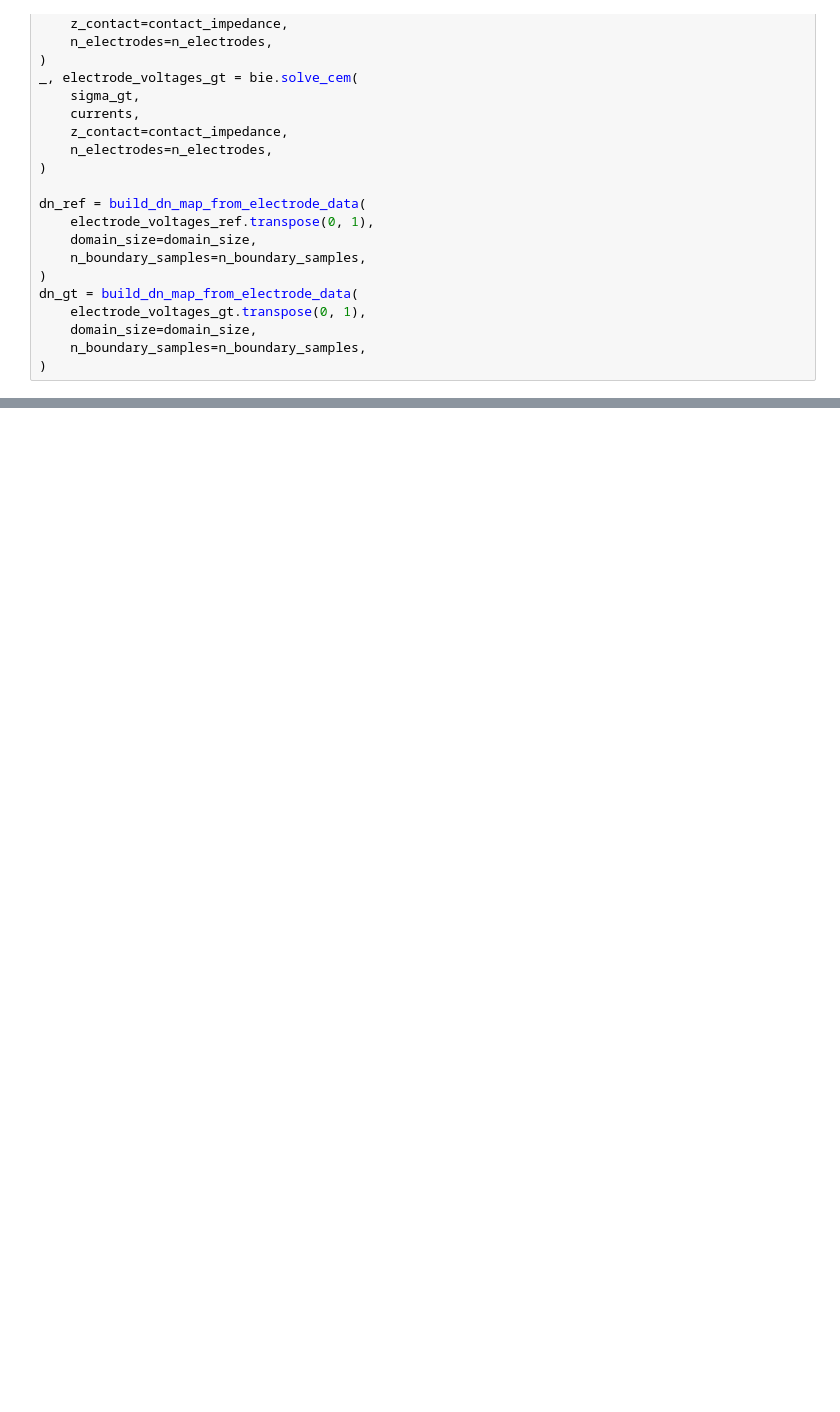
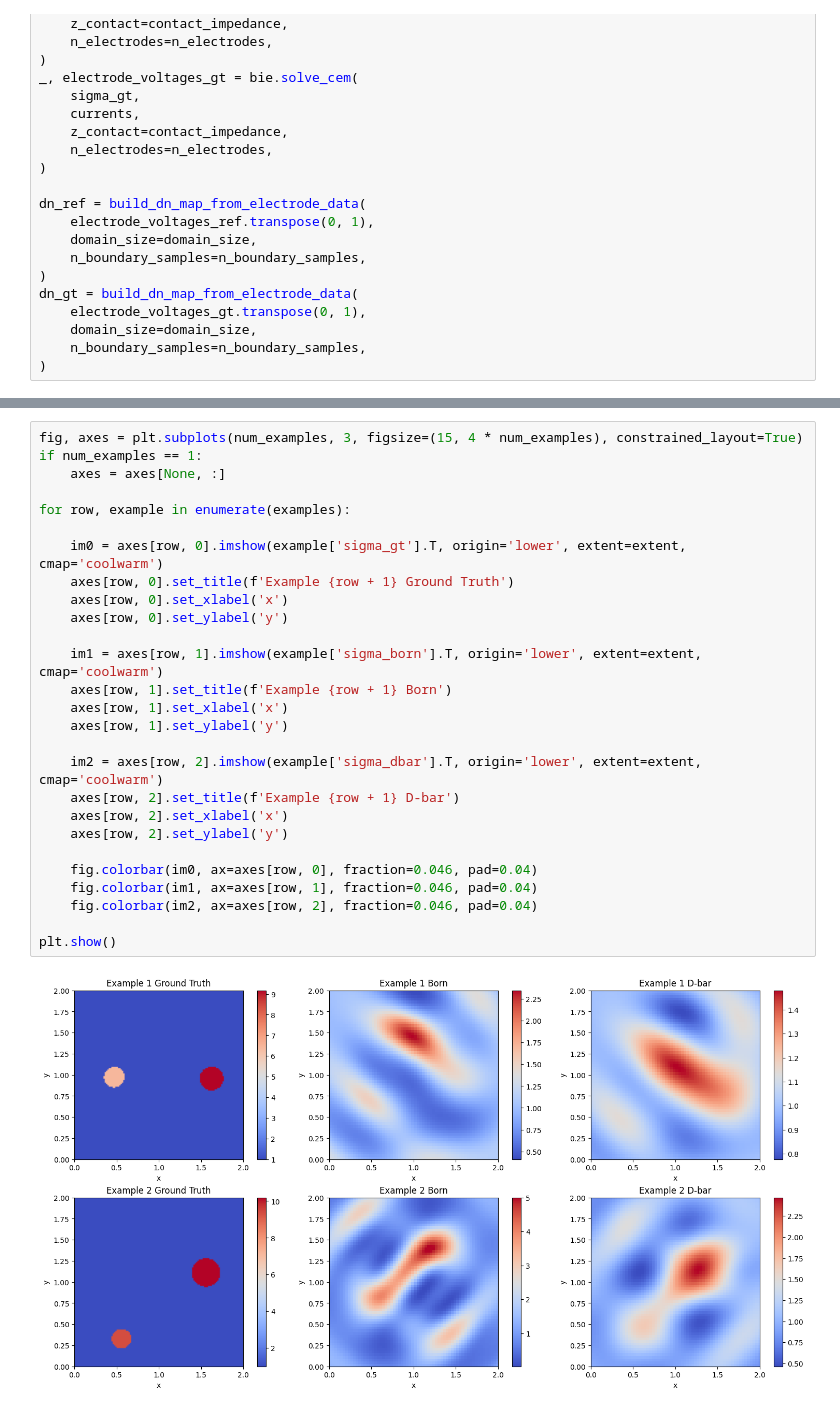
Before and after one commit to scaomath/dbar-eit-pytorch, a Jupyter notebook: examples/example_circular.ipynb, the cells around one changed output, grey strips where cells are left out. Drawn from its saved outputs; the diff is of its cells as text; blank space fills up the shorter version.

```diff
--- a/examples/example_circular.ipynb
+++ b/examples/example_circular.ipynb
@@ -137,0 +248,29 @@ plt.show()
+# %%
+fig, axes = plt.subplots(num_examples, 3, figsize=(15, 4 * num_examples), constrained_layout=True)
+if num_examples == 1:
+    axes = axes[None, :]
+
+for row, example in enumerate(examples):
+
+    im0 = axes[row, 0].imshow(example['sigma_gt'].T, origin='lower', extent=extent, cmap='coolwarm')
+    axes[row, 0].set_title(f'Example {row + 1} Ground Truth')
+    axes[row, 0].set_xlabel('x')
+    axes[row, 0].set_ylabel('y')
+
+    im1 = axes[row, 1].imshow(example['sigma_born'].T, origin='lower', extent=extent, cmap='coolwarm')
+    axes[row, 1].set_title(f'Example {row + 1} Born')
+    axes[row, 1].set_xlabel('x')
+    axes[row, 1].set_ylabel('y')
+
+    im2 = axes[row, 2].imshow(example['sigma_dbar'].T, origin='lower', extent=extent, cmap='coolwarm')
+    axes[row, 2].set_title(f'Example {row + 1} D-bar')
+    axes[row, 2].set_xlabel('x')
+    axes[row, 2].set_ylabel('y')
+
+    fig.colorbar(im0, ax=axes[row, 0], fraction=0.046, pad=0.04)
+    fig.colorbar(im1, ax=axes[row, 1], fraction=0.046, pad=0.04)
+    fig.colorbar(im2, ax=axes[row, 2], fraction=0.046, pad=0.04)
+
+plt.show()
+# %% [output]
+[figure, added]
```
Also changed, not shown: parts of 7 cells of this notebook, 5 other files.
